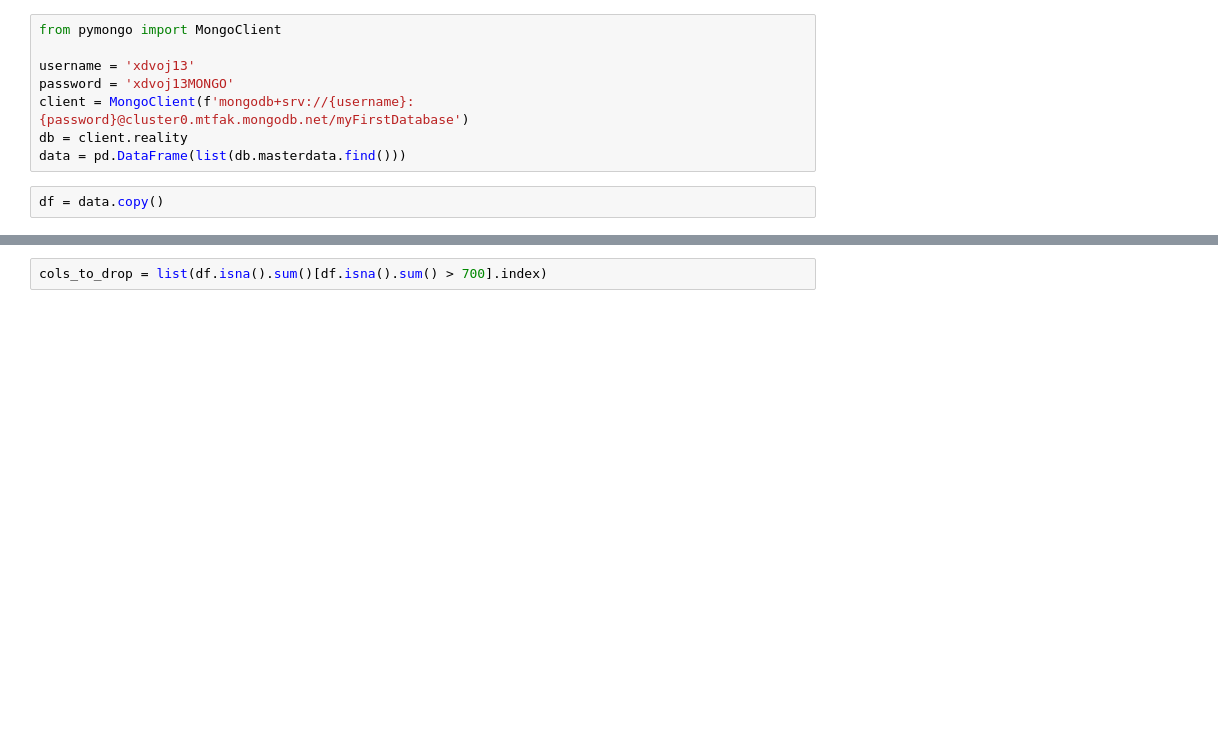
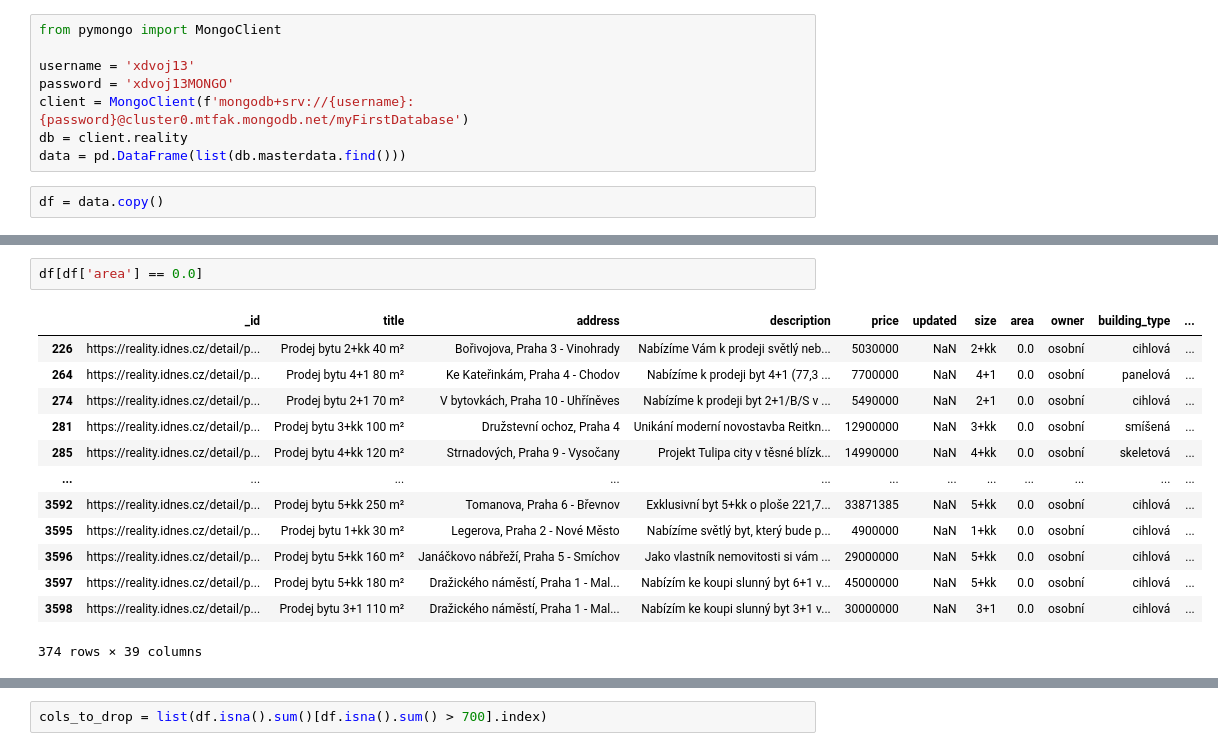
Before and after one commit to cptdom/Tym09_devs, a Jupyter notebook: modelling.ipynb, the cells around one changed output, grey strips where cells are left out. Drawn from its saved outputs; the diff is of its cells as text; blank space fills up the shorter version.

```diff
--- a/modelling.ipynb
+++ b/modelling.ipynb
@@ -25,4 +25,20 @@ df.head()
 5 rows × 39 columns
+# %%
+df[df['area'] == 0.0]
+# %% [output]
+|  | _id | title | address | description | price | updated | size | area | owner | building_type | ... |
+| 226 | https://reality.idnes.cz/detail/p... | Prodej bytu 2+kk 40 m² | Bořivojova, Praha 3 - Vinohrady | Nabízíme Vám k prodeji světlý neb... | 5030000 | NaN | 2+kk | 0.0 | osobní | cihlová | ... |
+| 264 | https://reality.idnes.cz/detail/p... | Prodej bytu 4+1 80 m² | Ke Kateřinkám, Praha 4 - Chodov | Nabízíme k prodeji byt 4+1 (77,3 ... | 7700000 | NaN | 4+1 | 0.0 | osobní | panelová | ... |
+| 274 | https://reality.idnes.cz/detail/p... | Prodej bytu 2+1 70 m² | V bytovkách, Praha 10 - Uhříněves | Nabízíme k prodeji byt 2+1/B/S v ... | 5490000 | NaN | 2+1 | 0.0 | osobní | cihlová | ... |
+| 281 | https://reality.idnes.cz/detail/p... | Prodej bytu 3+kk 100 m² | Družstevní ochoz, Praha 4 | Unikání moderní novostavba Reitkn... | 12900000 | NaN | 3+kk | 0.0 | osobní | smíšená | ... |
+| 285 | https://reality.idnes.cz/detail/p... | Prodej bytu 4+kk 120 m² | Strnadových, Praha 9 - Vysočany | Projekt Tulipa city v těsné blízk... | 14990000 | NaN | 4+kk | 0.0 | osobní | skeletová | ... |
+| ... | ... | ... | ... | ... | ... | ... | ... | ... | ... | ... | ... |
+| 3592 | https://reality.idnes.cz/detail/p... | Prodej bytu 5+kk 250 m² | Tomanova, Praha 6 - Břevnov | Exklusivní byt 5+kk o ploše 221,7... | 33871385 | NaN | 5+kk | 0.0 | osobní | cihlová | ... |
+| 3595 | https://reality.idnes.cz/detail/p... | Prodej bytu 1+kk 30 m² | Legerova, Praha 2 - Nové Město | Nabízíme světlý byt, který bude p... | 4900000 | NaN | 1+kk | 0.0 | osobní | cihlová | ... |
+| 3596 | https://reality.idnes.cz/detail/p... | Prodej bytu 5+kk 160 m² | Janáčkovo nábřeží, Praha 5 - Smíchov | Jako vlastník nemovitosti si vám ... | 29000000 | NaN | 5+kk | 0.0 | osobní | cihlová | ... |
+| 3597 | https://reality.idnes.cz/detail/p... | Prodej bytu 5+kk 180 m² | Dražického náměstí, Praha 1 - Mal... | Nabízím ke koupi slunný byt 6+1 v... | 45000000 | NaN | 5+kk | 0.0 | osobní | cihlová | ... |
+| 3598 | https://reality.idnes.cz/detail/p... | Prodej bytu 3+1 110 m² | Dražického náměstí, Praha 1 - Mal... | Nabízím ke koupi slunný byt 3+1 v... | 30000000 | NaN | 3+1 | 0.0 | osobní | cihlová | ... |
+374 rows × 39 columns
 # %%
 len(df)
 # %% [output]
```
Also changed, not shown: parts of 30 cells of this notebook.
